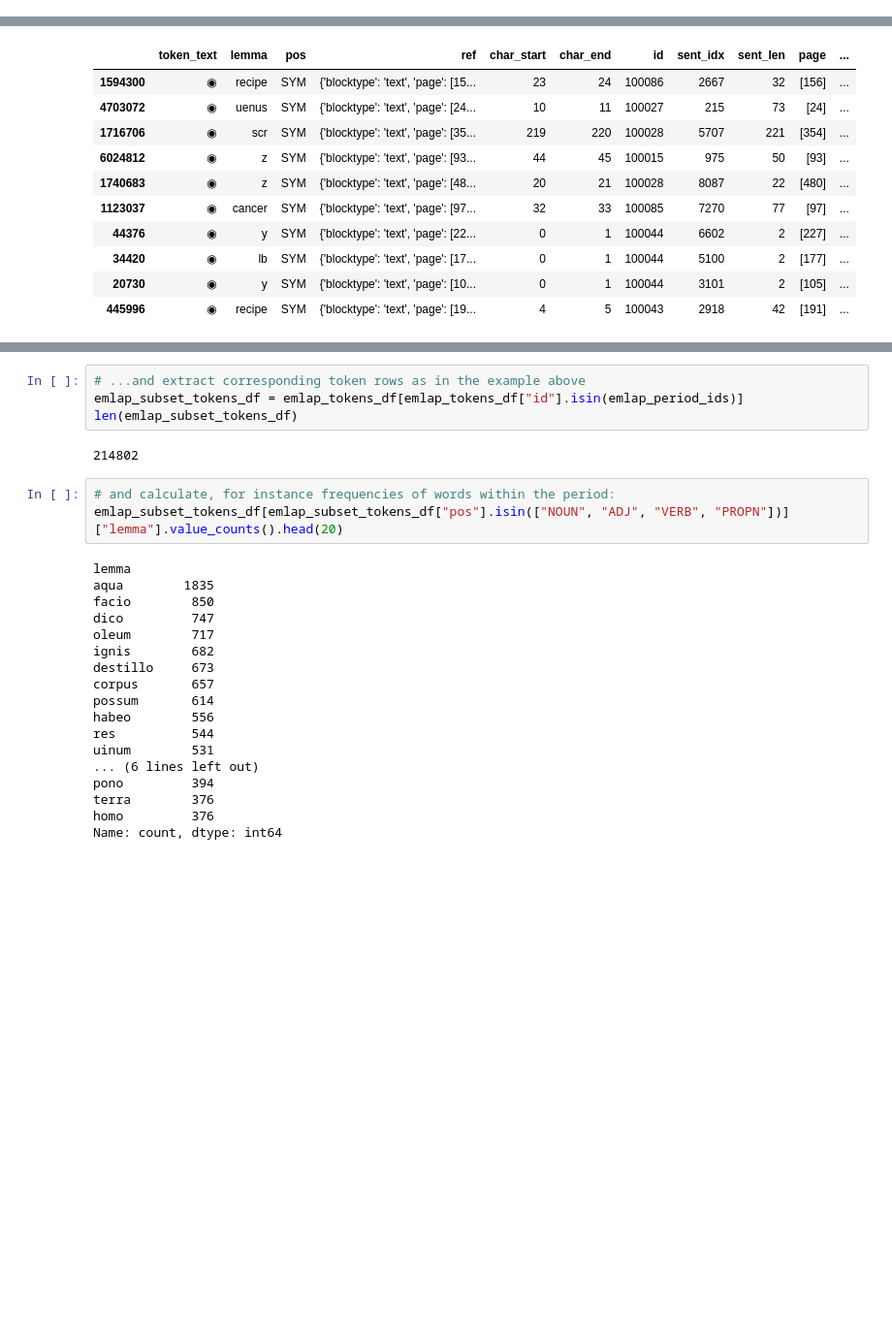
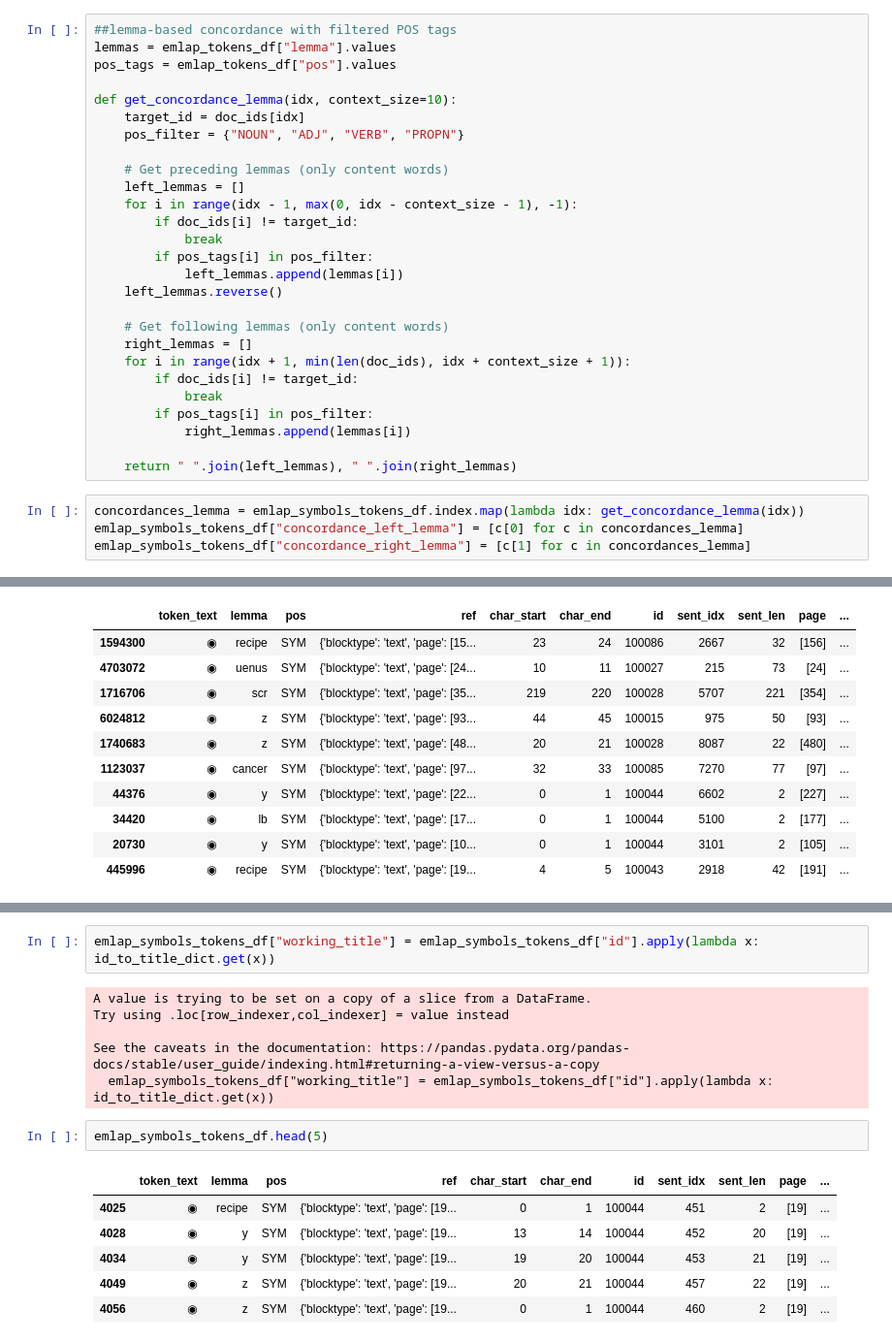
Before and after one commit to CCS-ZCU/EMLAP_ETL, a Jupyter notebook: scripts/emlap-tokens-symbols.ipynb, the cells around one changed output, grey strips where cells are left out. Shown at 97% size. Saved outputs shown, nothing was run; the diff lists cells and outputs as text; blank space fills up the shorter version.

Commit message:
symbols ready

```diff
--- a/scripts/emlap-tokens-symbols.ipynb
+++ b/scripts/emlap-tokens-symbols.ipynb
@@ -220,3 +203,34 @@ Try using .loc[row_indexer,col_indexer] = value instead
 
 See the caveats in the documentation: https://pandas.pydata.org/pandas-docs/stable/user_guide/indexing.html#returning-a-view-versus-a-copy
   emlap_symbols_tokens_df["concordance_right"] = [c[1] for c in concordances]
+# %%
+##lemma-based concordance with filtered POS tags
+lemmas = emlap_tokens_df["lemma"].values
+pos_tags = emlap_tokens_df["pos"].values
+
+def get_concordance_lemma(idx, context_size=10):
+    target_id = doc_ids[idx]
+    pos_filter = {"NOUN", "ADJ", "VERB", "PROPN"}
+
+    # Get preceding lemmas (only content words)
+    left_lemmas = []
+    for i in range(idx - 1, max(0, idx - context_size - 1), -1):
+        if doc_ids[i] != target_id:
+            break
+        if pos_tags[i] in pos_filter:
+            left_lemmas.append(lemmas[i])
+    left_lemmas.reverse()
+
+    # Get following lemmas (only content words)
+    right_lemmas = []
+    for i in range(idx + 1, min(len(doc_ids), idx + context_size + 1)):
+        if doc_ids[i] != target_id:
+            break
+        if pos_tags[i] in pos_filter:
+            right_lemmas.append(lemmas[i])
+
+    return " ".join(left_lemmas), " ".join(right_lemmas)
+# %%
+concordances_lemma = emlap_symbols_tokens_df.index.map(lambda idx: get_concordance_lemma(idx))
+emlap_symbols_tokens_df["concordance_left_lemma"] = [c[0] for c in concordances_lemma]
+emlap_symbols_tokens_df["concordance_right_lemma"] = [c[1] for c in concordances_lemma]
@@ -365,27 +262,17 @@ emlap_period_ids
-# %%
-# ...and extract corresponding token rows as in the example above
-emlap_subset_tokens_df = emlap_tokens_df[emlap_tokens_df["id"].isin(emlap_period_ids)]
-len(emlap_subset_tokens_df)
-# %% [output]
-214802
-# %%
-# and calculate, for instance frequencies of words within the period:
-emlap_subset_tokens_df[emlap_subset_tokens_df["pos"].isin(["NOUN", "ADJ", "VERB", "PROPN"])]["lemma"].value_counts().head(20)
-# %% [output]
-lemma
-aqua        1835
-facio        850
-dico         747
-oleum        717
-ignis        682
-destillo     673
-corpus       657
-possum       614
-habeo        556
-res          544
-uinum        531
-... (6 lines left out)
-pono         394
-terra        376
-homo         376
-Name: count, dtype: int64
+# %%
+emlap_symbols_tokens_df["working_title"] = emlap_symbols_tokens_df["id"].apply(lambda x: id_to_title_dict.get(x))
+# %% [output]
+A value is trying to be set on a copy of a slice from a DataFrame.
+Try using .loc[row_indexer,col_indexer] = value instead
+
+See the caveats in the documentation: https://pandas.pydata.org/pandas-docs/stable/user_guide/indexing.html#returning-a-view-versus-a-copy
+  emlap_symbols_tokens_df["working_title"] = emlap_symbols_tokens_df["id"].apply(lambda x: id_to_title_dict.get(x))
+# %%
+emlap_symbols_tokens_df.head(5)
+# %% [output]
+|  | token_text | lemma | pos | ref | char_start | char_end | id | sent_idx | sent_len | page | ... |
+| 4025 | ◉ | recipe | SYM | {'blocktype': 'text', 'page': [19... | 0 | 1 | 100044 | 451 | 2 | [19] | ... |
+| 4028 | ◉ | y | SYM | {'blocktype': 'text', 'page': [19... | 13 | 14 | 100044 | 452 | 20 | [19] | ... |
+| 4034 | ◉ | y | SYM | {'blocktype': 'text', 'page': [19... | 19 | 20 | 100044 | 453 | 21 | [19] | ... |
+| 4049 | ◉ | z | SYM | {'blocktype': 'text', 'page': [19... | 20 | 21 | 100044 | 457 | 22 | [19] | ... |
+| 4056 | ◉ | z | SYM | {'blocktype': 'text', 'page': [19... | 0 | 1 | 100044 | 460 | 2 | [19] | ... |
```
Also changed, not shown: parts of 25 cells of this notebook.
